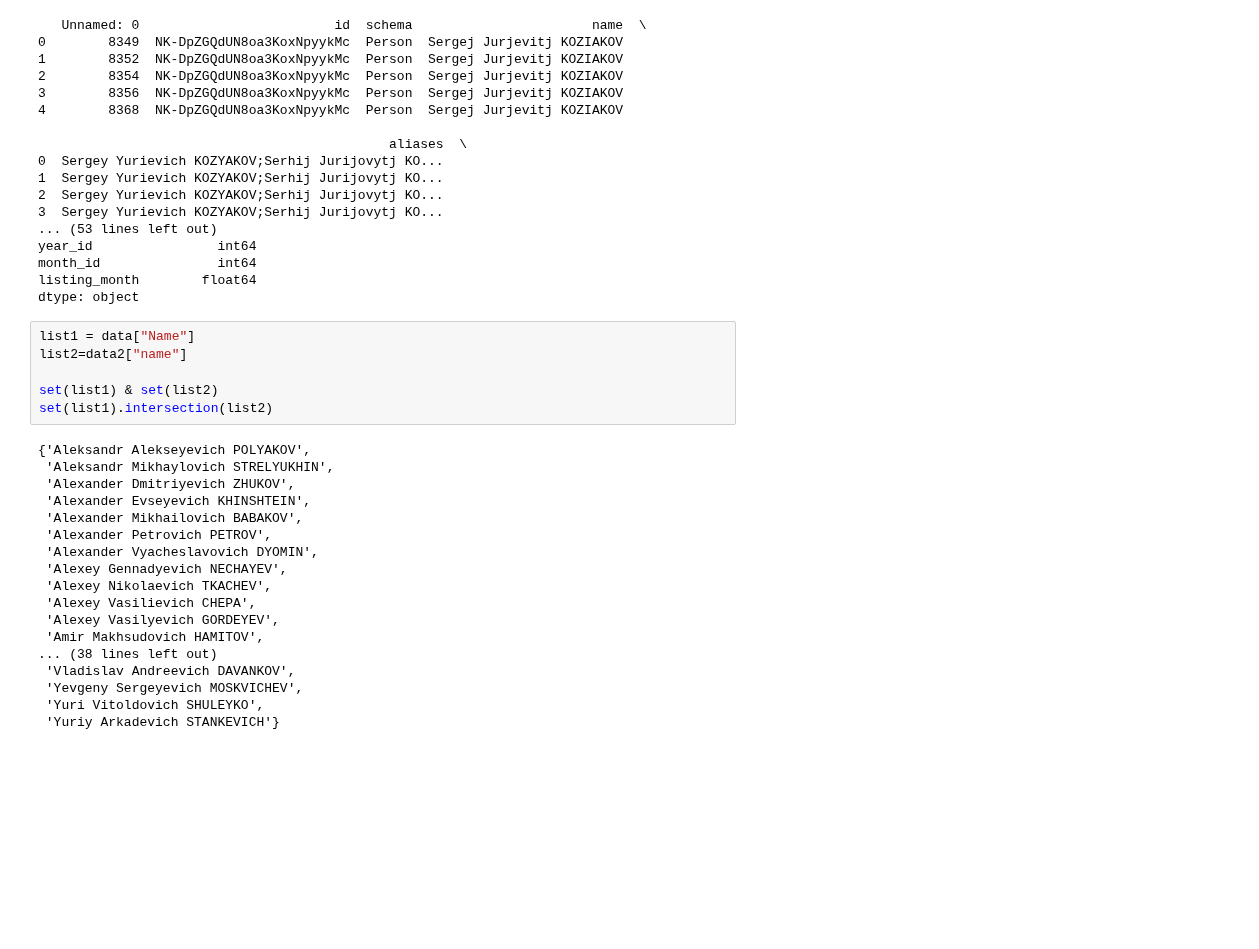
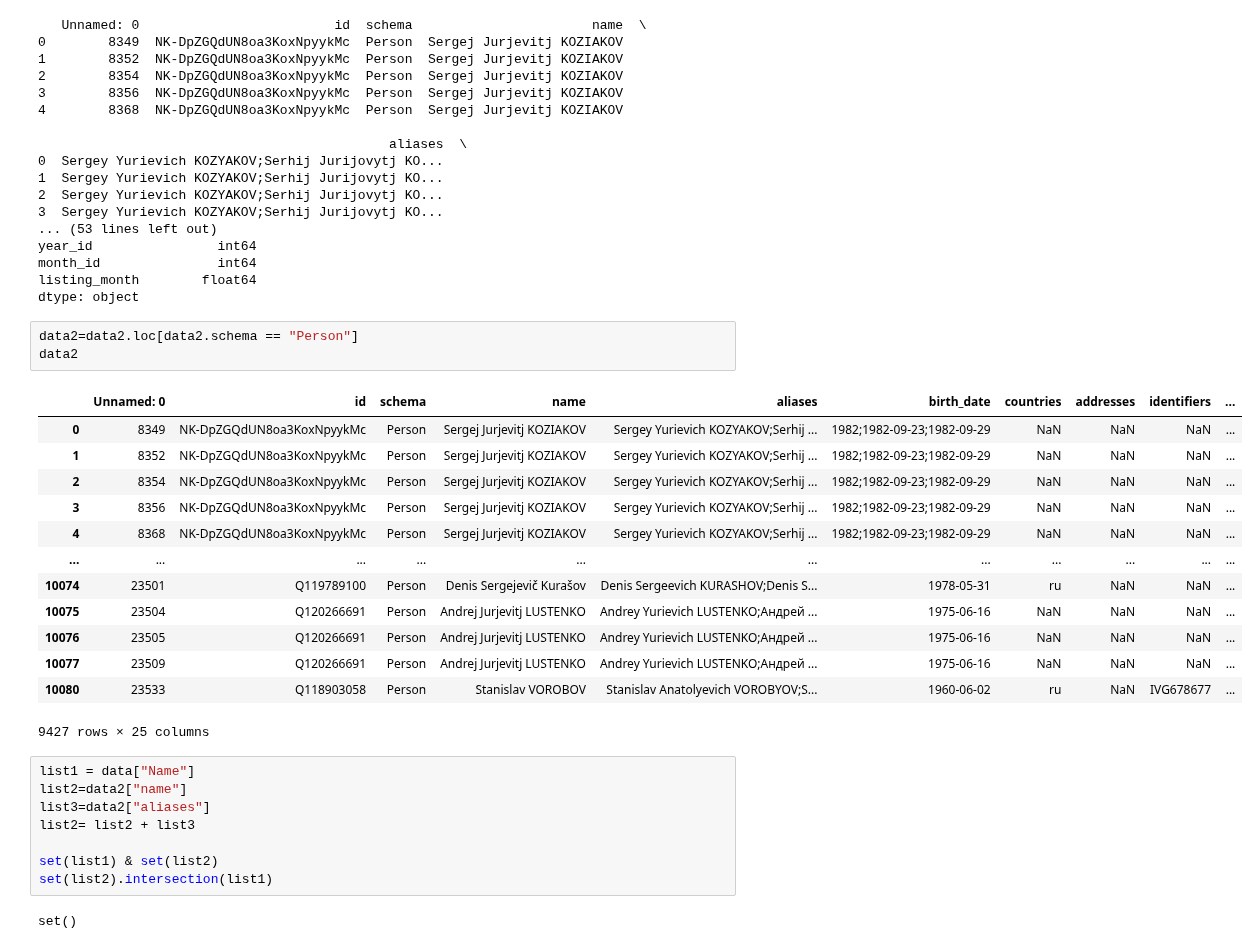
Before and after one commit to NatStrom/INSA, a Jupyter notebook: Opensanctions/FaceValidity/FaceValidityTest.ipynb, the cells around one changed output. Cells and saved outputs as stored; diff of their text form; blank space fills up the shorter version.

```diff
--- a/Opensanctions/FaceValidity/FaceValidityTest.ipynb
+++ b/Opensanctions/FaceValidity/FaceValidityTest.ipynb
@@ -61,27 +108,30 @@ year_id                int64
 month_id               int64
 listing_month        float64
 dtype: object
+# %%
+data2=data2.loc[data2.schema == "Person"]
+data2
+# %% [output]
+|  | Unnamed: 0 | id | schema | name | aliases | birth_date | countries | addresses | identifiers | ... |
+| 0 | 8349 | NK-DpZGQdUN8oa3KoxNpyykMc | Person | Sergej Jurjevitj KOZIAKOV | Sergey Yurievich KOZYAKOV;Serhij ... | 1982;1982-09-23;1982-09-29 | NaN | NaN | NaN | ... |
+| 1 | 8352 | NK-DpZGQdUN8oa3KoxNpyykMc | Person | Sergej Jurjevitj KOZIAKOV | Sergey Yurievich KOZYAKOV;Serhij ... | 1982;1982-09-23;1982-09-29 | NaN | NaN | NaN | ... |
+| 2 | 8354 | NK-DpZGQdUN8oa3KoxNpyykMc | Person | Sergej Jurjevitj KOZIAKOV | Sergey Yurievich KOZYAKOV;Serhij ... | 1982;1982-09-23;1982-09-29 | NaN | NaN | NaN | ... |
+| 3 | 8356 | NK-DpZGQdUN8oa3KoxNpyykMc | Person | Sergej Jurjevitj KOZIAKOV | Sergey Yurievich KOZYAKOV;Serhij ... | 1982;1982-09-23;1982-09-29 | NaN | NaN | NaN | ... |
+| 4 | 8368 | NK-DpZGQdUN8oa3KoxNpyykMc | Person | Sergej Jurjevitj KOZIAKOV | Sergey Yurievich KOZYAKOV;Serhij ... | 1982;1982-09-23;1982-09-29 | NaN | NaN | NaN | ... |
+| ... | ... | ... | ... | ... | ... | ... | ... | ... | ... | ... |
+| 10074 | 23501 | Q119789100 | Person | Denis Sergejevič Kurašov | Denis Sergeevich KURASHOV;Denis S... | 1978-05-31 | ru | NaN | NaN | ... |
+| 10075 | 23504 | Q120266691 | Person | Andrej Jurjevitj LUSTENKO | Andrey Yurievich LUSTENKO;Андрей ... | 1975-06-16 | NaN | NaN | NaN | ... |
+| 10076 | 23505 | Q120266691 | Person | Andrej Jurjevitj LUSTENKO | Andrey Yurievich LUSTENKO;Андрей ... | 1975-06-16 | NaN | NaN | NaN | ... |
+| 10077 | 23509 | Q120266691 | Person | Andrej Jurjevitj LUSTENKO | Andrey Yurievich LUSTENKO;Андрей ... | 1975-06-16 | NaN | NaN | NaN | ... |
+| 10080 | 23533 | Q118903058 | Person | Stanislav VOROBOV | Stanislav Anatolyevich VOROBYOV;S... | 1960-06-02 | ru | NaN | IVG678677 | ... |
+9427 rows × 25 columns
 # %%
 list1 = data["Name"]
 list2=data2["name"]
+list3=data2["aliases"]
+list2= list2 + list3
 
 set(list1) & set(list2)
-set(list1).intersection(list2)
+set(list2).intersection(list1)
 # %% [output]
-{'Aleksandr Alekseyevich POLYAKOV',
- 'Aleksandr Mikhaylovich STRELYUKHIN',
- 'Alexander Dmitriyevich ZHUKOV',
- 'Alexander Evseyevich KHINSHTEIN',
- 'Alexander Mikhailovich BABAKOV',
- 'Alexander Petrovich PETROV',
- 'Alexander Vyacheslavovich DYOMIN',
- 'Alexey Gennadyevich NECHAYEV',
- 'Alexey Nikolaevich TKACHEV',
- 'Alexey Vasilievich CHEPA',
- 'Alexey Vasilyevich GORDEYEV',
- 'Amir Makhsudovich HAMITOV',
-... (38 lines left out)
- 'Vladislav Andreevich DAVANKOV',
- 'Yevgeny Sergeyevich MOSKVICHEV',
- 'Yuri Vitoldovich SHULEYKO',
- 'Yuriy Arkadevich STANKEVICH'}
+set()
```
Also changed, not shown: parts of 9 cells of this notebook, 2 other files.
